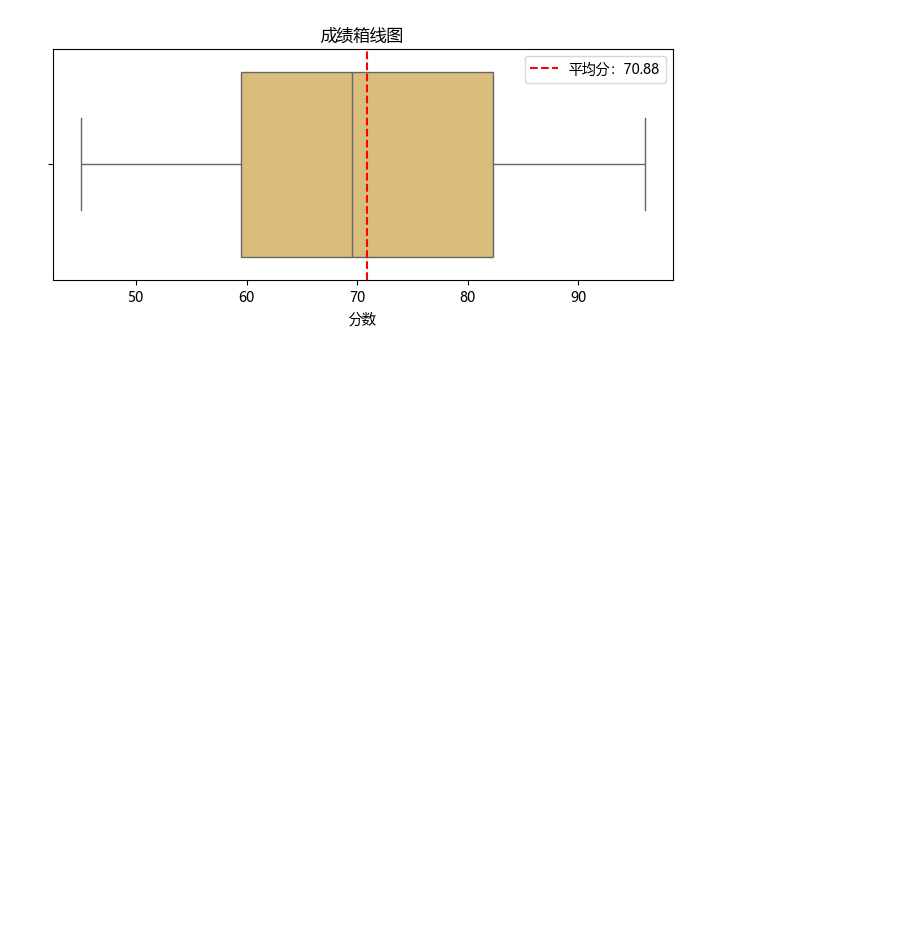
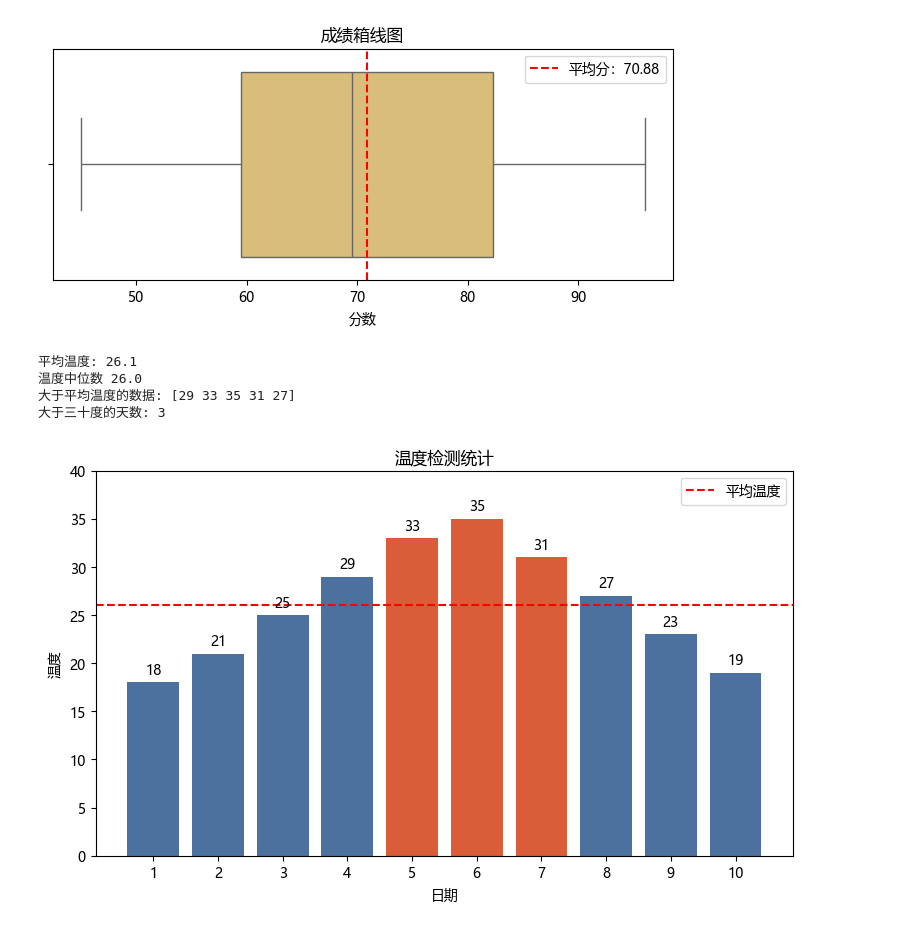
Before and after one commit to gjnzsu/ai-python-learning-pathway, a Jupyter notebook: projects/week-04-data/exploration.ipynb, the cells around one changed output. Drawn from its saved outputs; the diff is of its cells as text; code cells hidden in the pictures; blank space fills up the shorter version.

Commit message:
Add temperature analysis exercise

```diff
--- a/projects/week-04-data/exploration.ipynb
+++ b/projects/week-04-data/exploration.ipynb
@@ -157,3 +157,53 @@ plt.legend()
 plt.show()
 # %% [output]
 [figure]
+# %%
+import matplotlib.pyplot as plt
+import seaborn as sns
+
+plt.rcParams["font.sans-serif"] = ["Microsoft YaHei", "SimHei"]
+plt.rcParams["axes.unicode_minus"] = False
+
+temperature_array = np.array([18, 21, 25, 29, 33, 35, 31, 27, 23, 19])
+
+mean_temperature = temperature_array.mean()
+median_temperature = np.median(temperature_array)
+
+print("平均温度:", mean_temperature)
+print("温度中位数", median_temperature)
+
+above_average_condition = temperature_array >= temperature_array.mean()
+above_thirty_degree = temperature_array >= 30
+
+print("大于平均温度的数据:", temperature_array[above_average_condition])
+print("大于三十度的天数:", above_thirty_degree.sum())
+
+temperature_ids = np.arange(1, temperature_array.size + 1)
+
+colors = np.where(temperature_array >= 30, "#D95D39","#4C719F")
+
+plt.figure(figsize=(9, 5))
+bars = plt.bar(temperature_ids, temperature_array, color=colors)
+
+plt.axhline(
+    temperature_array.mean(),
+    color="red",
+    linestyle="--",
+    label="平均温度"
+)
+
+plt.bar_label(bars, padding=3)
+
+plt.title("温度检测统计")
+plt.xlabel("日期")
+plt.ylabel("温度")
+plt.xticks(temperature_ids)
+plt.ylim(0, 40)
+plt.legend()
+plt.show()
+# %% [output]
+平均温度: 26.1
+温度中位数 26.0
+大于平均温度的数据: [29 33 35 31 27]
+大于三十度的天数: 3
+[figure, added]
```
Also changed, not shown: parts of 1 cell of this notebook.
